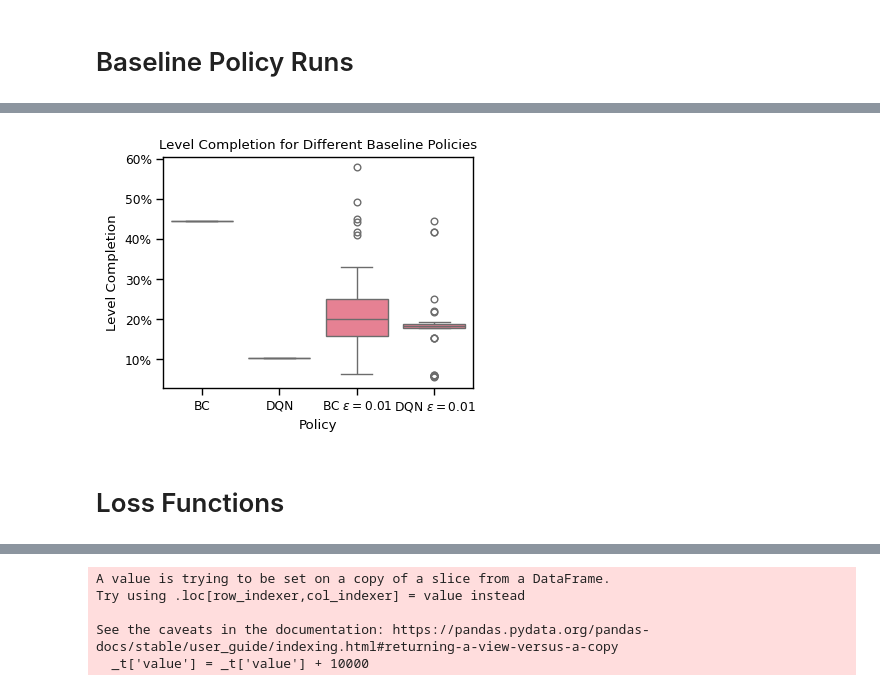
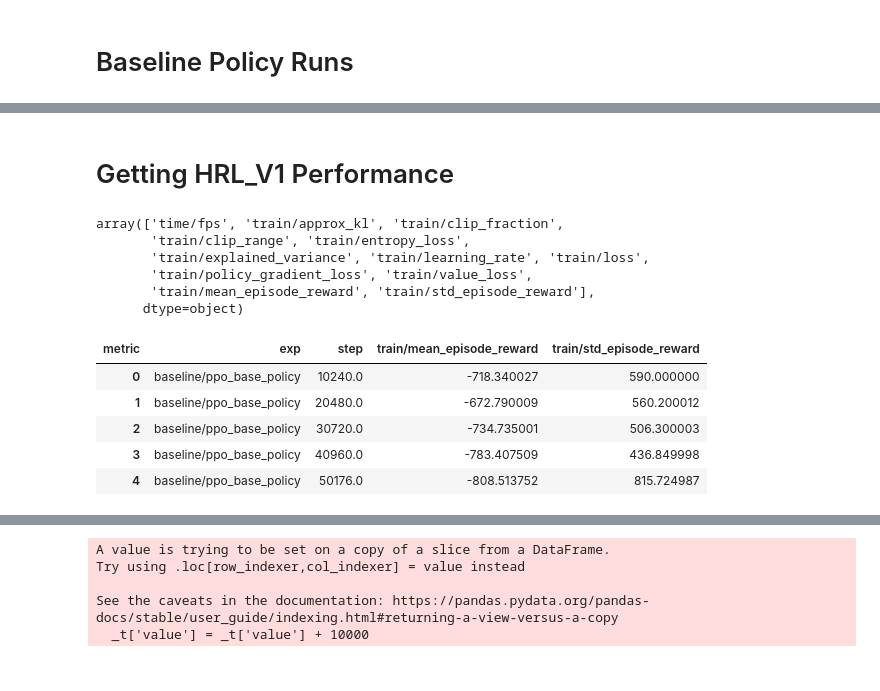
Before and after one commit to danhuay/cs234_project, a Jupyter notebook: code/tensorboard_extract.ipynb, the cells around one changed output, grey strips where cells are left out. Cells and saved outputs as stored; diff of their text form; code cells hidden in the pictures.

```diff
--- a/code/tensorboard_extract.ipynb
+++ b/code/tensorboard_extract.ipynb
@@ -127,18 +104,3 @@ plt.tight_layout()
-# %%
-from matplotlib.ticker import FuncFormatter
-
-orders = list(tag_maps.values())
-fig = plt.figure(figsize=(4, 3))
-sns.boxplot(data=df_logs, x='tag_name', y='completion', order=orders)
-plt.xlabel("Policy")
-plt.ylabel("Level Completion")
-plt.title("Level Completion for Different Baseline Policies")
-
-# Change y-axis to percentage format
-plt.gca().yaxis.set_major_formatter(FuncFormatter(lambda y, _: '{:.0%}'.format(y)))
-plt.savefig("../project_milestone/figures/completions_baseline.png", dpi=300, bbox_inches='tight')
-# %% [output]
-[figure, removed]
-# %% [markdown]
-# Loss Functions
+# %% [markdown]
+# Getting HRL_V1 Performance
 # %%
@@ -154,3 +120,12 @@ for exp in experiments:
     data_holders.append(data)
 
 df = pd.concat(data_holders)
+# %%
+df["metric"].unique()
+# %% [output]
+array(['time/fps', 'train/approx_kl', 'train/clip_fraction',
+       'train/clip_range', 'train/entropy_loss',
+       'train/explained_variance', 'train/learning_rate', 'train/loss',
+       'train/policy_gradient_loss', 'train/value_loss',
+       'train/mean_episode_reward', 'train/std_episode_reward'],
+      dtype=object)
@@ -156,0 +140,9 @@ df = pd.concat(data_holders)
+# %%
+tmp.head()
+# %% [output]
+| metric | exp | step | train/mean_episode_reward | train/std_episode_reward |
+| 0 | baseline/ppo_base_policy | 10240.0 | -718.340027 | 590.000000 |
+| 1 | baseline/ppo_base_policy | 20480.0 | -672.790009 | 560.200012 |
+| 2 | baseline/ppo_base_policy | 30720.0 | -734.735001 | 506.300003 |
+| 3 | baseline/ppo_base_policy | 40960.0 | -783.407509 | 436.849998 |
+| 4 | baseline/ppo_base_policy | 50176.0 | -808.513752 | 815.724987 |
```
Also changed, not shown: parts of 7 cells of this notebook.
